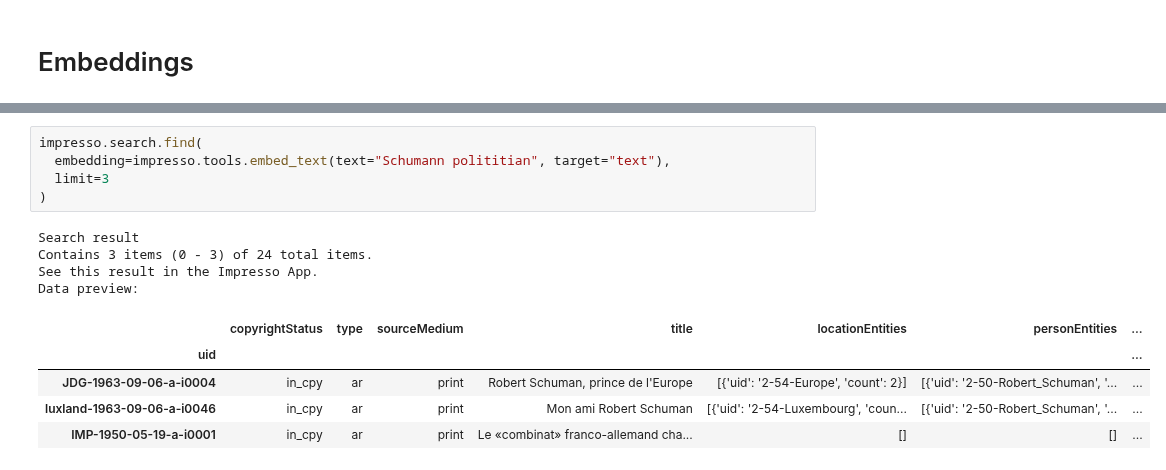
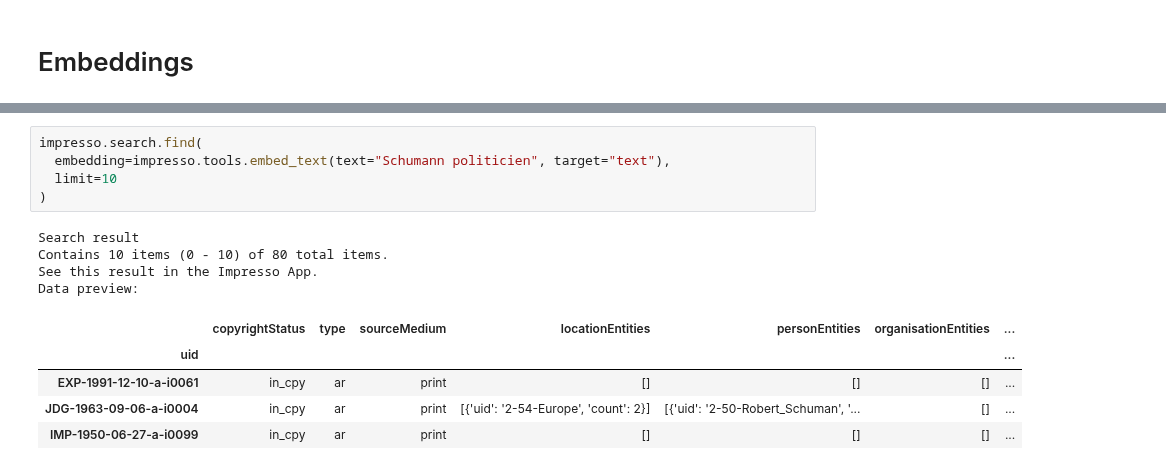
Before and after one commit to impresso/impresso-py, a Jupyter notebook: examples/notebooks/tools.ipynb, the cells around one changed output, grey strips where cells are left out. Cells and saved outputs as stored; diff of their text form.

Commit message:
search embeddings

```diff
--- a/examples/notebooks/tools.ipynb
+++ b/examples/notebooks/tools.ipynb
@@ -75,15 +75,15 @@ embedding
 # %%
 impresso.search.find(
-  embedding=impresso.tools.embed_text(text="Schumann polititian", target="text"),
-  limit=3
+  embedding=impresso.tools.embed_text(text="Schumann politicien", target="text"),
+  limit=10
 )
 # %% [output]
 Search result
-Contains 3 items (0 - 3) of 24 total items.
+Contains 10 items (0 - 10) of 80 total items.
 See this result in the Impresso App.
 Data preview:
-|  | copyrightStatus | type | sourceMedium | title | locationEntities | personEntities | ... |
+|  | copyrightStatus | type | sourceMedium | locationEntities | personEntities | organisationEntities | ... |
 | uid |  |  |  |  |  |  | ... |
-| JDG-1963-09-06-a-i0004 | in_cpy | ar | print | Robert Schuman, prince de l'Europe | [{'uid': '2-54-Europe', 'count': 2}] | [{'uid': '2-50-Robert_Schuman', '... | ... |
-| luxland-1963-09-06-a-i0046 | in_cpy | ar | print | Mon ami Robert Schuman | [{'uid': '2-54-Luxembourg', 'coun... | [{'uid': '2-50-Robert_Schuman', '... | ... |
-| IMP-1950-05-19-a-i0001 | in_cpy | ar | print | Le «combinat» franco-allemand cha... | [] | [] | ... |
+| EXP-1991-12-10-a-i0061 | in_cpy | ar | print | [] | [] | [] | ... |
+| JDG-1963-09-06-a-i0004 | in_cpy | ar | print | [{'uid': '2-54-Europe', 'count': 2}] | [{'uid': '2-50-Robert_Schuman', '... | [] | ... |
+| IMP-1950-06-27-a-i0099 | in_cpy | ar | print | [] | [] | [] | ... |
```
Also changed, not shown: parts of 4 cells of this notebook, 7 other files.
